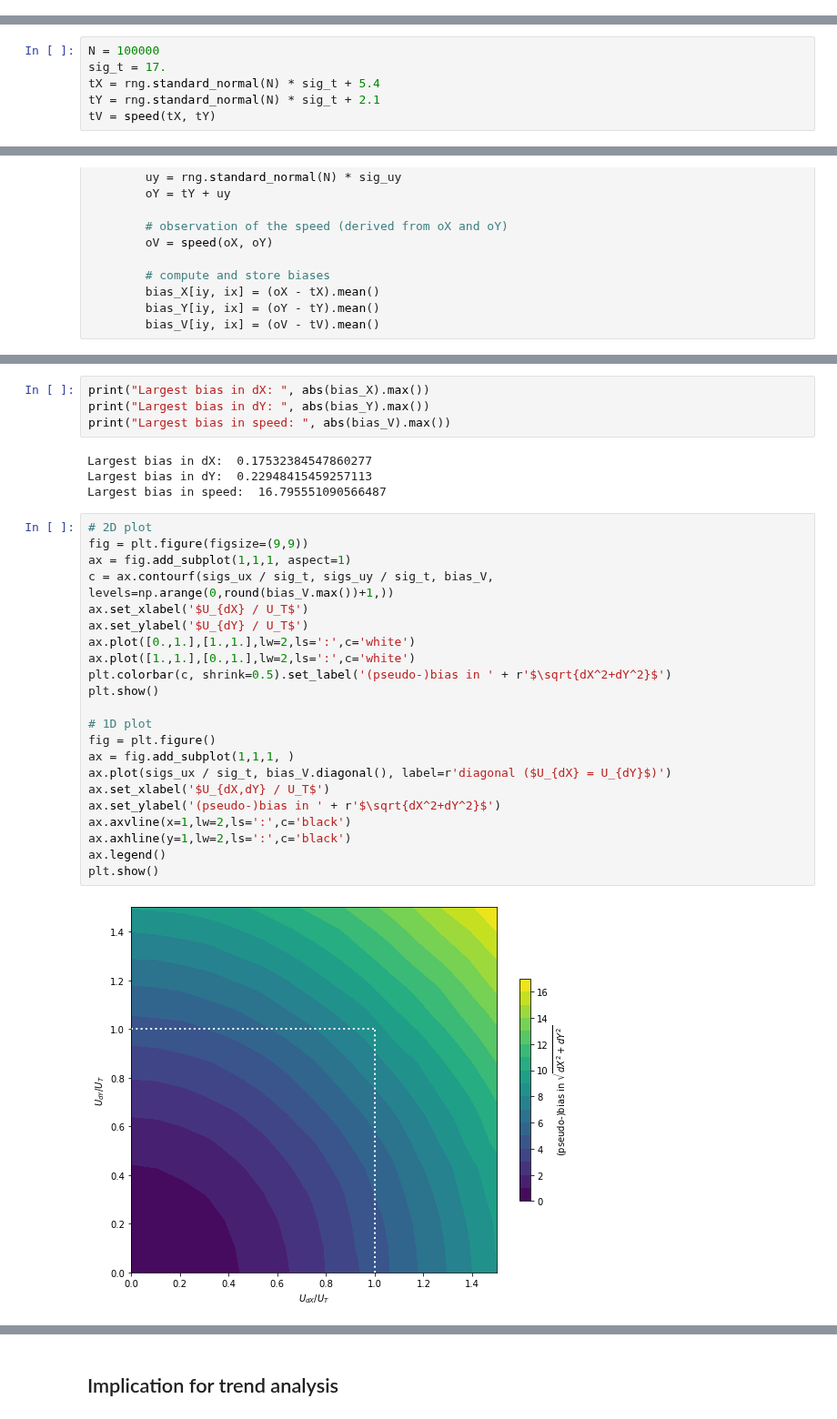
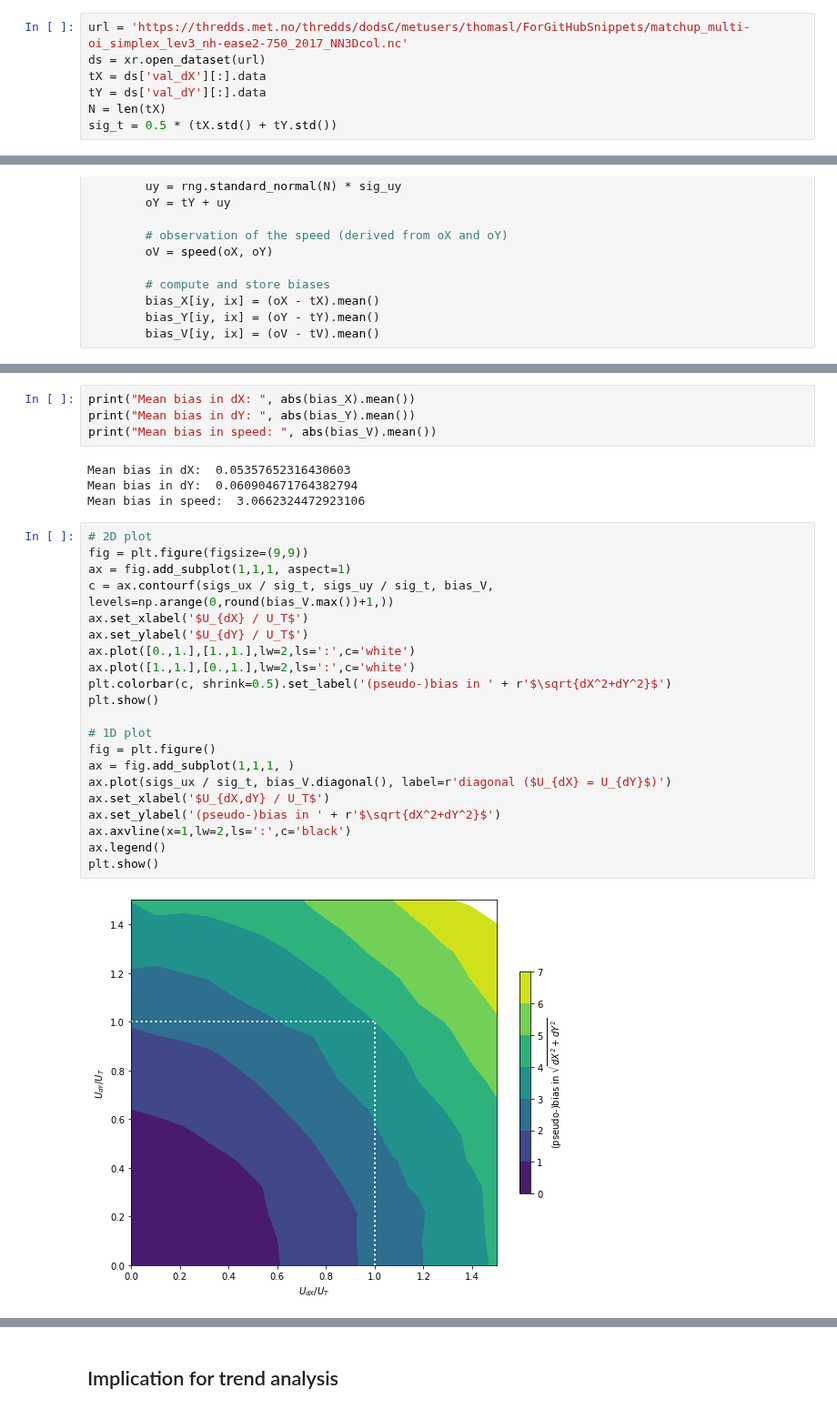
Before and after one commit to TomLav/snippets, a Jupyter notebook: Pseudo-biases with vector velocity.ipynb, the cells around one changed output, grey strips where cells are left out. Shown at 91% size. Saved outputs shown, nothing was run; the diff lists cells and outputs as text.

Commit message:
Add actual sea-ice motion data (from buoys) to the investigation. To show that the pseudo-bias is also critical in a real application.

```diff
--- a/Pseudo-biases with vector velocity.ipynb
+++ b/Pseudo-biases with vector velocity.ipynb
@@ -35,0 +48,7 @@ tV = speed(tX, tY)
+# %%
+url = 'https://thredds.met.no/thredds/dodsC/metusers/thomasl/ForGitHubSnippets/matchup_multi-oi_simplex_lev3_nh-ease2-750_2017_NN3Dcol.nc'
+ds = xr.open_dataset(url)
+tX = ds['val_dX'][:].data
+tY = ds['val_dY'][:].data
+N = len(tX)
+sig_t = 0.5 * (tX.std() + tY.std())
@@ -92,9 +131,3 @@ Define the truth $tX$, $tY$, and $tV$. It will be constant throughout this sensi
-# %%
-N = 100000
-sig_t = 17.
-tX = rng.standard_normal(N) * sig_t + 5.4
-tY = rng.standard_normal(N) * sig_t + 2.1
-tV = speed(tX, tY)
 # %% [markdown]
 Iterate through a range of observation uncertainties (in both $dX$ and $dY$) and compute the corresponding pseudo-bias in speed.
 # %%
@@ -134,32 +167,31 @@ Check that the bias in dX and dY are indeed small wrt to the (pseudo-)bias in sp
 # %%
-print("Largest bias in dX: ", abs(bias_X).max())
-print("Largest bias in dY: ", abs(bias_Y).max())
-print("Largest bias in speed: ", abs(bias_V).max())
+print("Mean bias in dX: ", abs(bias_X).mean())
+print("Mean bias in dY: ", abs(bias_Y).mean())
+print("Mean bias in speed: ", abs(bias_V).mean())
 # %% [output]
-Largest bias in dX:  0.17532384547860277
-Largest bias in dY:  0.22948415459257113
-Largest bias in speed:  16.795551090566487
+Mean bias in dX:  0.05357652316430603
+Mean bias in dY:  0.060904671764382794
+Mean bias in speed:  3.0662324472923106
 # %%
 # 2D plot
 fig = plt.figure(figsize=(9,9))
 ax = fig.add_subplot(1,1,1, aspect=1)
 c = ax.contourf(sigs_ux / sig_t, sigs_uy / sig_t, bias_V,  levels=np.arange(0,round(bias_V.max())+1,))
 ax.set_xlabel('$U_{dX} / U_T$')
 ax.set_ylabel('$U_{dY} / U_T$')
 ax.plot([0.,1.],[1.,1.],lw=2,ls=':',c='white')
 ax.plot([1.,1.],[0.,1.],lw=2,ls=':',c='white')
 plt.colorbar(c, shrink=0.5).set_label('(pseudo-)bias in ' + r'$\sqrt{dX^2+dY^2}$')
 plt.show()
 
 # 1D plot
 fig = plt.figure()
 ax = fig.add_subplot(1,1,1, )
 ax.plot(sigs_ux / sig_t, bias_V.diagonal(), label=r'diagonal ($U_{dX} = U_{dY}$)')
 ax.set_xlabel('$U_{dX,dY} / U_T$')
 ax.set_ylabel('(pseudo-)bias in ' + r'$\sqrt{dX^2+dY^2}$')
 ax.axvline(x=1,lw=2,ls=':',c='black')
-ax.axhline(y=1,lw=2,ls=':',c='black')
 ax.legend()
 plt.show()
 # %% [output]
-[figure, old version]
+[figure, new version]
```
Also changed, not shown: parts of 21 cells of this notebook.
